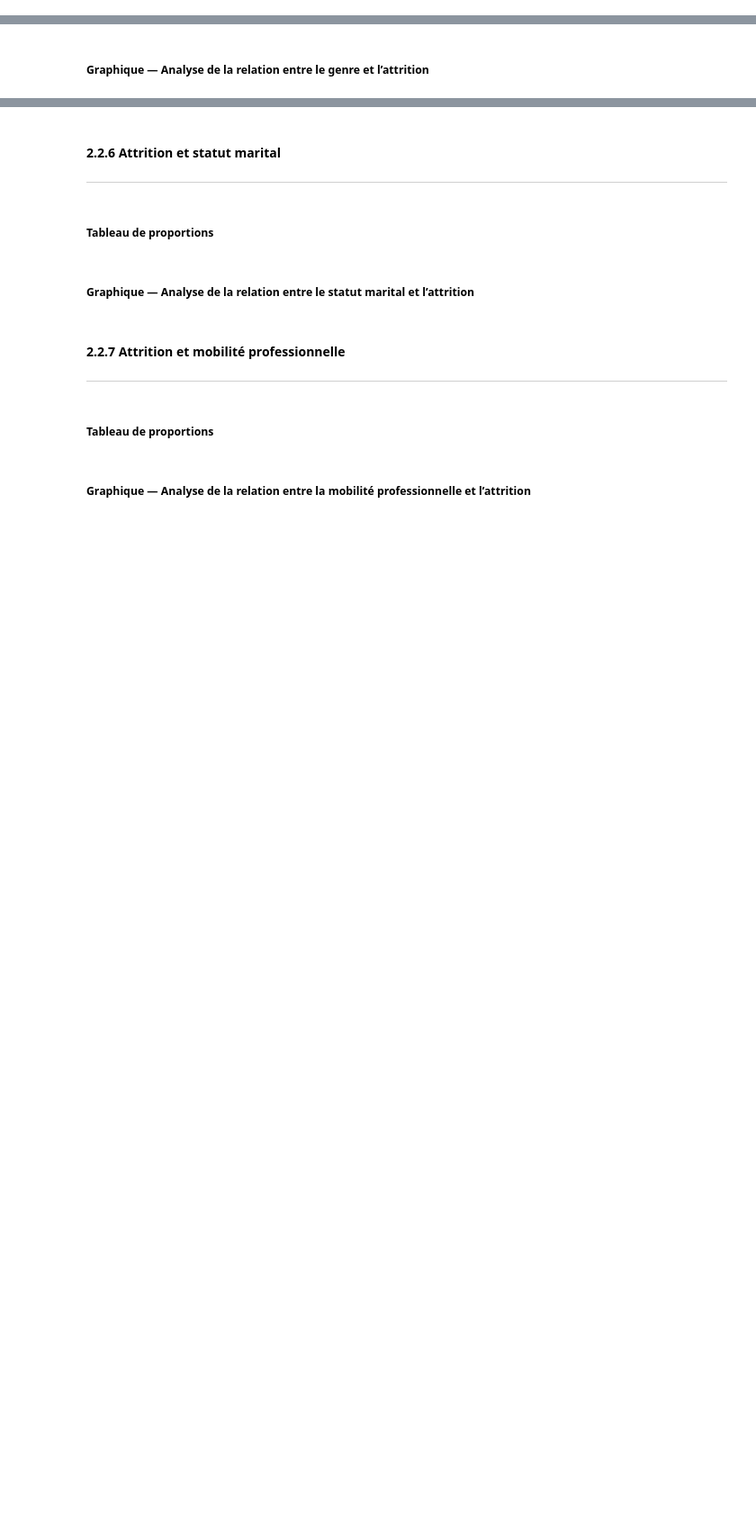
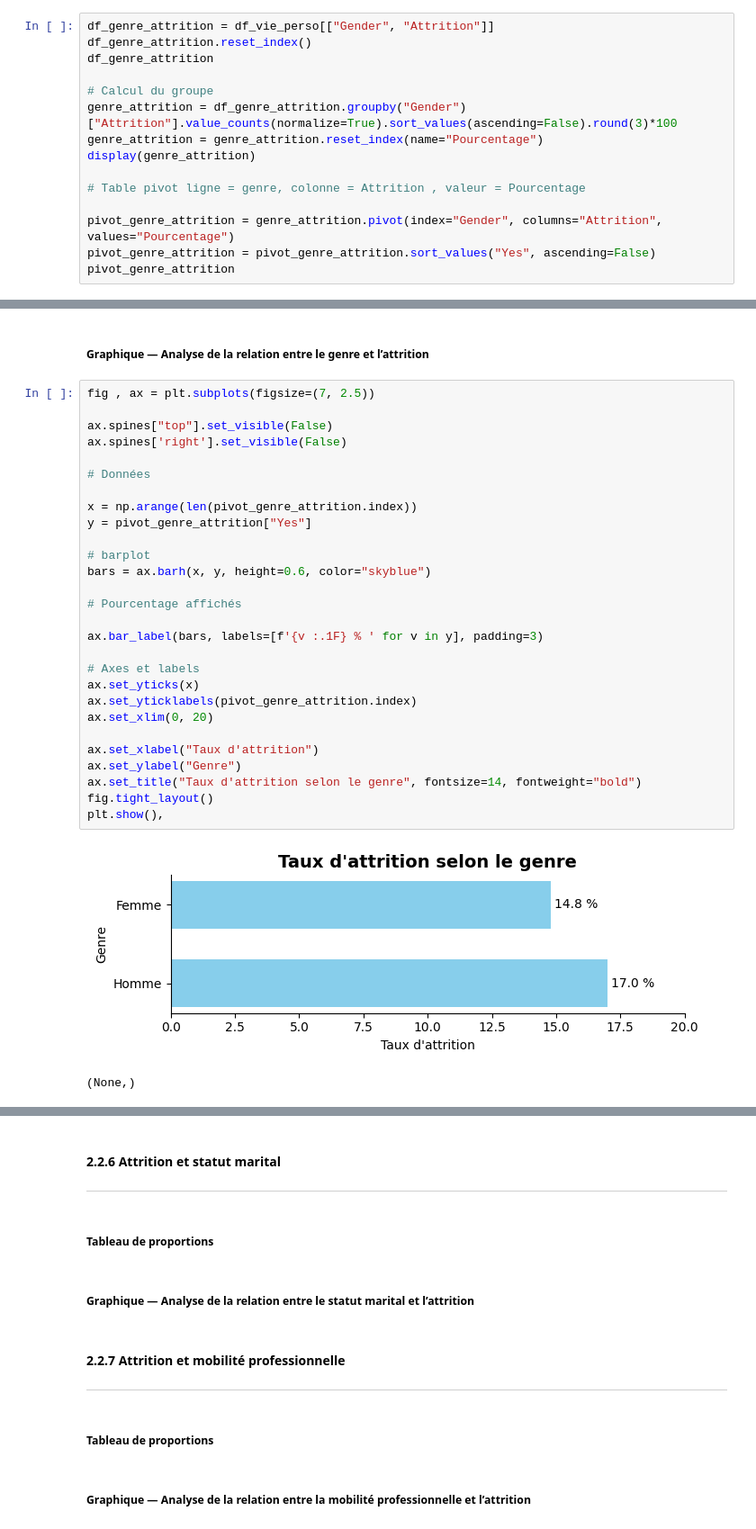
Before and after one commit to Kemuri15/employee-attrition-analysis, a Jupyter notebook: notebooks/03_axes_vie_perso.ipynb, the cells around one changed output, grey strips where cells are left out. Shown: that part at 90% size. Drawn from its saved outputs; the diff is of its cells as text; blank space fills up the shorter version.

```diff
--- a/notebooks/03_axes_vie_perso.ipynb
+++ b/notebooks/03_axes_vie_perso.ipynb
@@ -691,2 +775,17 @@ Les niveaux **College** et **Master** se situent à un niveau intermédiaire, av
 # %% [markdown]
 ##### Tableau de proportions
+# %%
+df_genre_attrition = df_vie_perso[["Gender", "Attrition"]]
+df_genre_attrition.reset_index()
+df_genre_attrition
+
+# Calcul du groupe
+genre_attrition = df_genre_attrition.groupby("Gender")["Attrition"].value_counts(normalize=True).sort_values(ascending=False).round(3)*100
+genre_attrition = genre_attrition.reset_index(name="Pourcentage")
+display(genre_attrition)
+
+# Table pivot ligne = genre, colonne = Attrition , valeur = Pourcentage
+
+pivot_genre_attrition = genre_attrition.pivot(index="Gender", columns="Attrition", values="Pourcentage")
+pivot_genre_attrition = pivot_genre_attrition.sort_values("Yes", ascending=False)
+pivot_genre_attrition
@@ -693,2 +802,33 @@ Les niveaux **College** et **Master** se situent à un niveau intermédiaire, av
 # %% [markdown]
 ##### Graphique — Analyse de la relation entre le genre et l’attrition
+# %%
+fig , ax = plt.subplots(figsize=(7, 2.5))
+
+ax.spines["top"].set_visible(False)
+ax.spines['right'].set_visible(False)
+
+# Données
+
+x = np.arange(len(pivot_genre_attrition.index))
+y = pivot_genre_attrition["Yes"]
+
+# barplot
+bars = ax.barh(x, y, height=0.6, color="skyblue")
+
+# Pourcentage affichés
+
+ax.bar_label(bars, labels=[f'{v :.1F} % ' for v in y], padding=3)
+
+# Axes et labels
+ax.set_yticks(x)
+ax.set_yticklabels(pivot_genre_attrition.index)
+ax.set_xlim(0, 20)
+
+ax.set_xlabel("Taux d'attrition")
+ax.set_ylabel("Genre")
+ax.set_title("Taux d'attrition selon le genre", fontsize=14, fontweight="bold")
+fig.tight_layout()
+plt.show(),
+# %% [output]
+[figure, added]
+(None,)
```
Also changed, not shown: parts of 13 cells of this notebook.
